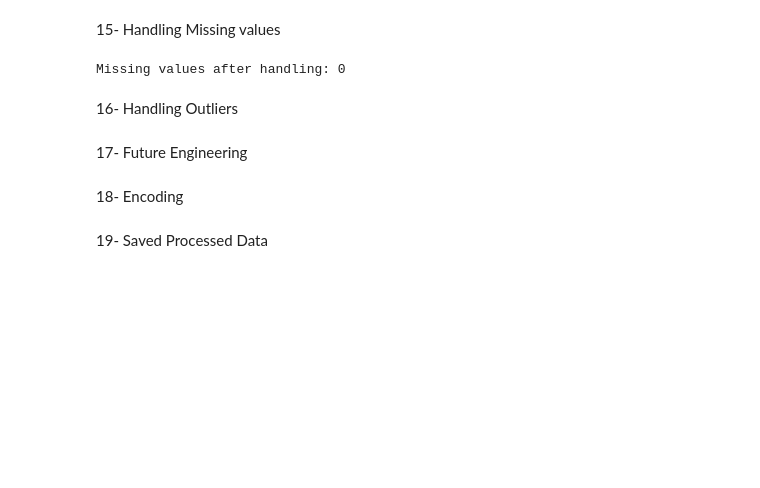
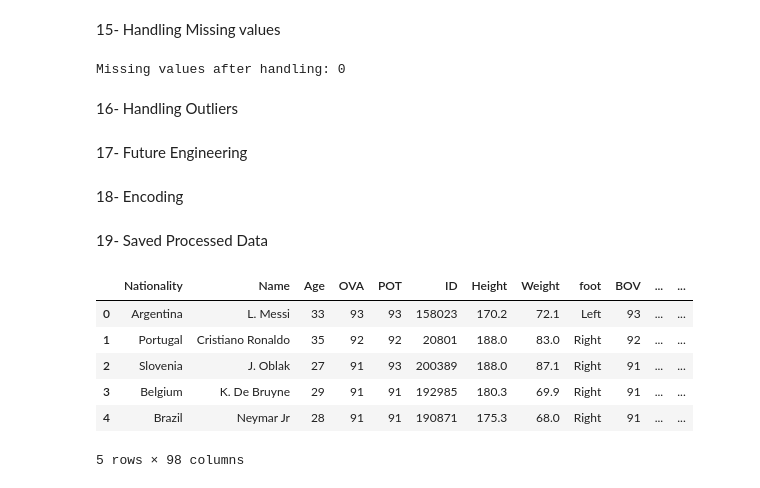
Before and after one commit to alberehap/Project-ML, a Jupyter notebook: Regression_preprocessing.ipynb, the cells around one changed output. Drawn from its saved outputs; the diff is of its cells as text; code cells hidden in the pictures; blank space fills up the shorter version.

```diff
--- a/Regression_preprocessing.ipynb
+++ b/Regression_preprocessing.ipynb
@@ -278,0 +279,10 @@ df.to_csv(r"D:\Regression.ml\Project-ML\data\processed\fifa21_clean.csv", index=
+# %%
+df_clean.head()
+# %% [output]
+|  | Nationality | Name | Age | OVA | POT | ID | Height | Weight | foot | BOV | ... | ... |
+| 0 | Argentina | L. Messi | 33 | 93 | 93 | 158023 | 170.2 | 72.1 | Left | 93 | ... | ... |
+| 1 | Portugal | Cristiano Ronaldo | 35 | 92 | 92 | 20801 | 188.0 | 83.0 | Right | 92 | ... | ... |
+| 2 | Slovenia | J. Oblak | 27 | 91 | 93 | 200389 | 188.0 | 87.1 | Right | 91 | ... | ... |
+| 3 | Belgium | K. De Bruyne | 29 | 91 | 91 | 192985 | 180.3 | 69.9 | Right | 91 | ... | ... |
+| 4 | Brazil | Neymar Jr | 28 | 91 | 91 | 190871 | 175.3 | 68.0 | Right | 91 | ... | ... |
+5 rows × 98 columns
```
Also changed, not shown: parts of 1 cell of this notebook, 1 other file.
